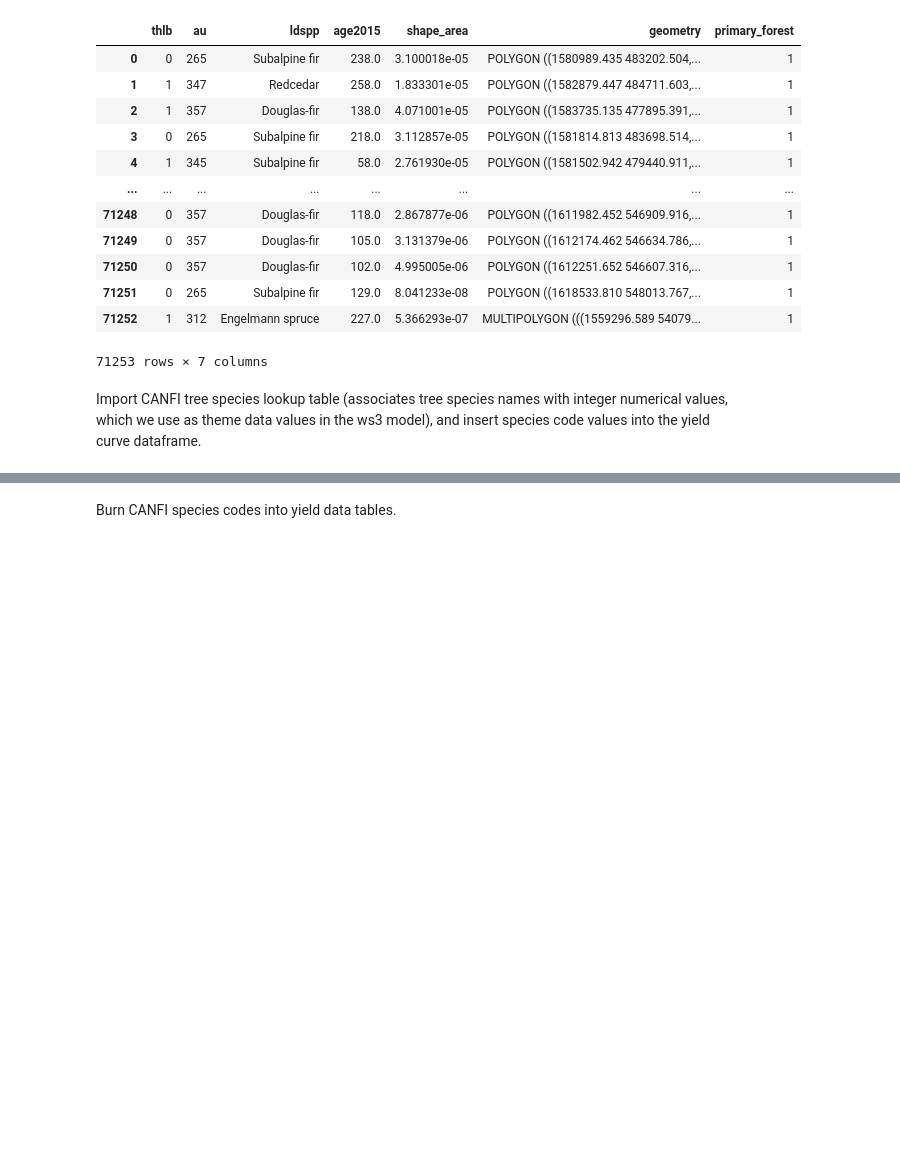
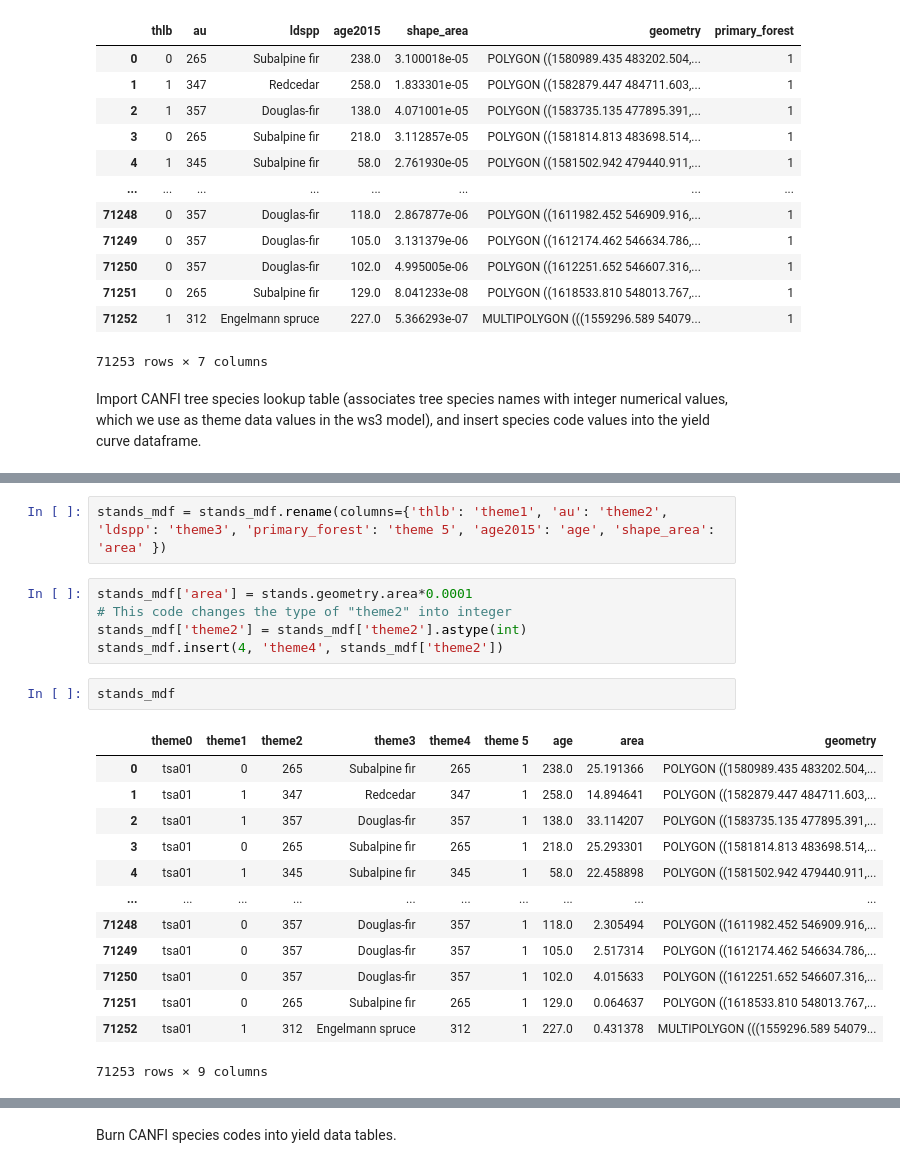
Before and after one commit to UBC-FRESH/ecotrust-dss, a Jupyter notebook: 00_woodstock_files.ipynb, the cells around one changed output, grey strips where cells are left out. Cells and saved outputs as stored; diff of their text form; blank space fills up the shorter version.

```diff
--- a/00_woodstock_files.ipynb
+++ b/00_woodstock_files.ipynb
@@ -99,2 +104,25 @@ stands_mdf
+# %%
+stands_mdf = stands_mdf.rename(columns={'thlb': 'theme1', 'au': 'theme2', 'ldspp': 'theme3', 'primary_forest': 'theme 5', 'age2015': 'age', 'shape_area': 'area' })
+# %%
+stands_mdf['area'] = stands.geometry.area*0.0001
+# This code changes the type of "theme2" into integer
+stands_mdf['theme2'] = stands_mdf['theme2'].astype(int)
+stands_mdf.insert(4, 'theme4', stands_mdf['theme2'])
+# %%
+stands_mdf
+# %% [output]
+|  | theme0 | theme1 | theme2 | theme3 | theme4 | theme 5 | age | area | geometry |
+| 0 | tsa01 | 0 | 265 | Subalpine fir | 265 | 1 | 238.0 | 25.191366 | POLYGON ((1580989.435 483202.504,... |
+| 1 | tsa01 | 1 | 347 | Redcedar | 347 | 1 | 258.0 | 14.894641 | POLYGON ((1582879.447 484711.603,... |
+| 2 | tsa01 | 1 | 357 | Douglas-fir | 357 | 1 | 138.0 | 33.114207 | POLYGON ((1583735.135 477895.391,... |
+| 3 | tsa01 | 0 | 265 | Subalpine fir | 265 | 1 | 218.0 | 25.293301 | POLYGON ((1581814.813 483698.514,... |
+| 4 | tsa01 | 1 | 345 | Subalpine fir | 345 | 1 | 58.0 | 22.458898 | POLYGON ((1581502.942 479440.911,... |
+| ... | ... | ... | ... | ... | ... | ... | ... | ... | ... |
+| 71248 | tsa01 | 0 | 357 | Douglas-fir | 357 | 1 | 118.0 | 2.305494 | POLYGON ((1611982.452 546909.916,... |
+| 71249 | tsa01 | 0 | 357 | Douglas-fir | 357 | 1 | 105.0 | 2.517314 | POLYGON ((1612174.462 546634.786,... |
+| 71250 | tsa01 | 0 | 357 | Douglas-fir | 357 | 1 | 102.0 | 4.015633 | POLYGON ((1612251.652 546607.316,... |
+| 71251 | tsa01 | 0 | 265 | Subalpine fir | 265 | 1 | 129.0 | 0.064637 | POLYGON ((1618533.810 548013.767,... |
+| 71252 | tsa01 | 1 | 312 | Engelmann spruce | 312 | 1 | 227.0 | 0.431378 | MULTIPOLYGON (((1559296.589 54079... |
+71253 rows × 9 columns
 # %%
 stands_mdf['ldspp'].unique()
```
Also changed, not shown: parts of 29 cells of this notebook.
